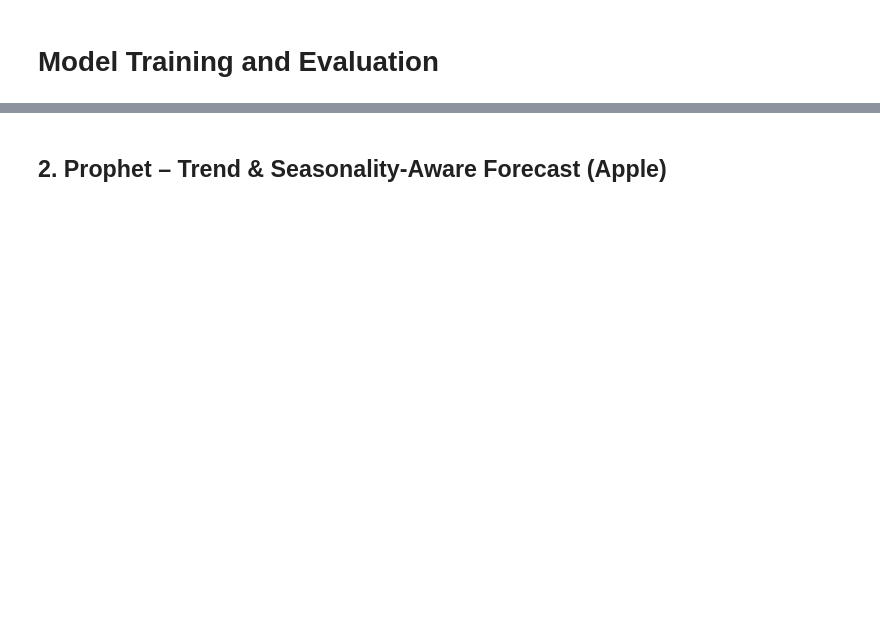
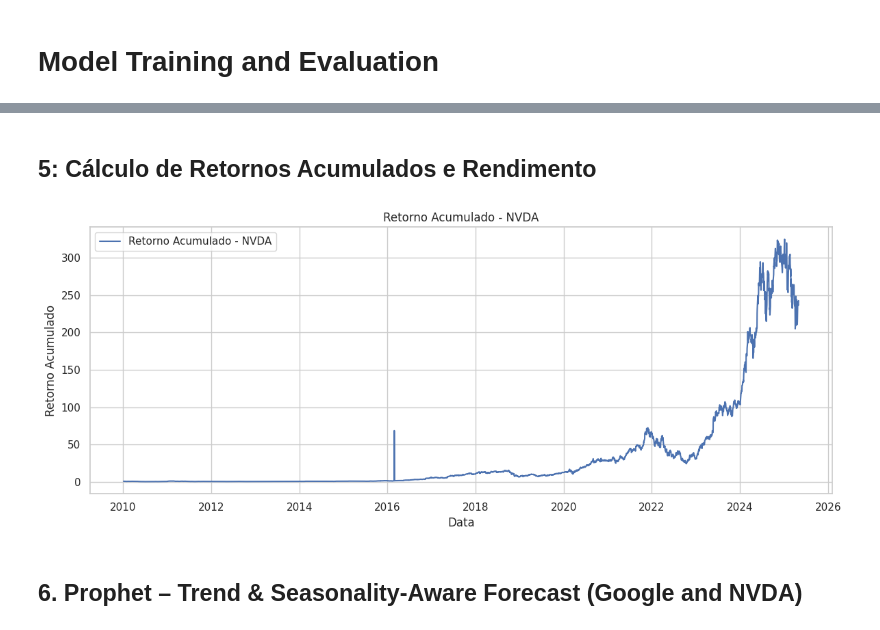
Before and after one commit to patrickegon/deepseek-stock, a Jupyter notebook: notebooks/03_modeling.ipynb, the cells around one changed output, grey strips where cells are left out. Saved outputs shown, nothing was run; the diff lists cells and outputs as text; code cells hidden in the pictures; blank space fills up the shorter version.

```diff
--- a/notebooks/03_modeling.ipynb
+++ b/notebooks/03_modeling.ipynb
@@ -85,5 +192,24 @@ plt.show()
+# %% [markdown]
+## 5: Cálculo de Retornos Acumulados e Rendimento
+# %%
+# Calcular o retorno acumulado
+df['Return_NVDA'] = df['Close_NVDA'].pct_change()
+df['Cumulative_NVDA'] = (1 + df['Return_NVDA']).cumprod()
+
+# Plotar o retorno acumulado
+plt.figure(figsize=(12, 5))
+plt.plot(df['Cumulative_NVDA'], label='Retorno Acumulado - NVDA')
+plt.title('Retorno Acumulado - NVDA')
+plt.xlabel('Data')
+plt.ylabel('Retorno Acumulado')
+plt.legend()
+plt.grid(True)
+plt.tight_layout()
+plt.show()
+# %% [output]
+[figure, added]
 # %% [markdown]
-## 2. Prophet – Trend & Seasonality-Aware Forecast (Apple)
+## 6. Prophet – Trend & Seasonality-Aware Forecast (Google and NVDA)
 # %%
 # --- Prophet Forecast for Google Closing Price ---
 # Forecast Close_GOOGL using Facebook Prophet
```
Also changed, not shown: parts of 19 cells of this notebook.
